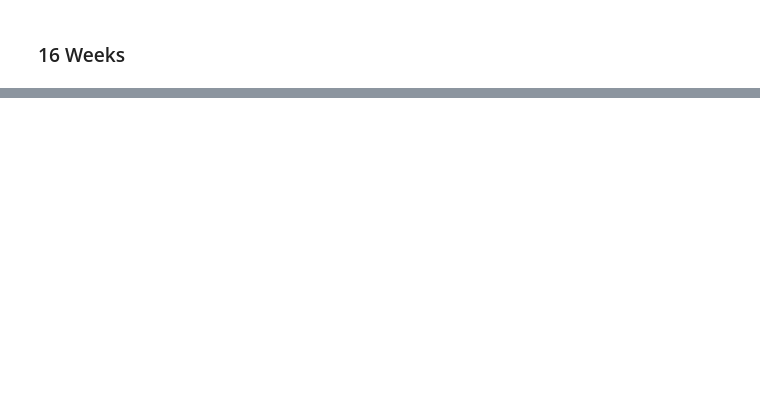
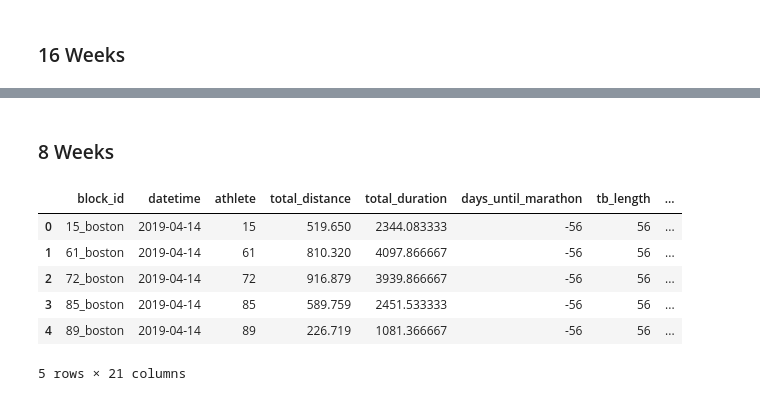
Before and after one commit to miguelabela03/RD2_SWD63A_MiguelAbela, a Jupyter notebook: src/02 - prototype/prototype.ipynb, the cells around one changed output, grey strips where cells are left out. Saved outputs shown, nothing was run; the diff lists cells and outputs as text; code cells hidden in the pictures; blank space fills up the shorter version.

```diff
--- a/src/02 - prototype/prototype.ipynb
+++ b/src/02 - prototype/prototype.ipynb
@@ -604,0 +910,14 @@ df_16_weeks.head(5)
+# %% [markdown]
+### 8 Weeks
+# %%
+# Loading the data
+df_8_weeks = pd.read_csv(os.path.join('data', 'aggregated_data', 'agg_8_week_tb.csv'))
+df_8_weeks.head(5)
+# %% [output]
+|  | block_id | datetime | athlete | total_distance | total_duration | days_until_marathon | tb_length | ... |
+| 0 | 15_boston | 2019-04-14 | 15 | 519.650 | 2344.083333 | -56 | 56 | ... |
+| 1 | 61_boston | 2019-04-14 | 61 | 810.320 | 4097.866667 | -56 | 56 | ... |
+| 2 | 72_boston | 2019-04-14 | 72 | 916.879 | 3939.866667 | -56 | 56 | ... |
+| 3 | 85_boston | 2019-04-14 | 85 | 589.759 | 2451.533333 | -56 | 56 | ... |
+| 4 | 89_boston | 2019-04-14 | 89 | 226.719 | 1081.366667 | -56 | 56 | ... |
+5 rows × 21 columns
```
Also changed, not shown: parts of 33 cells of this notebook, 1 other file.
